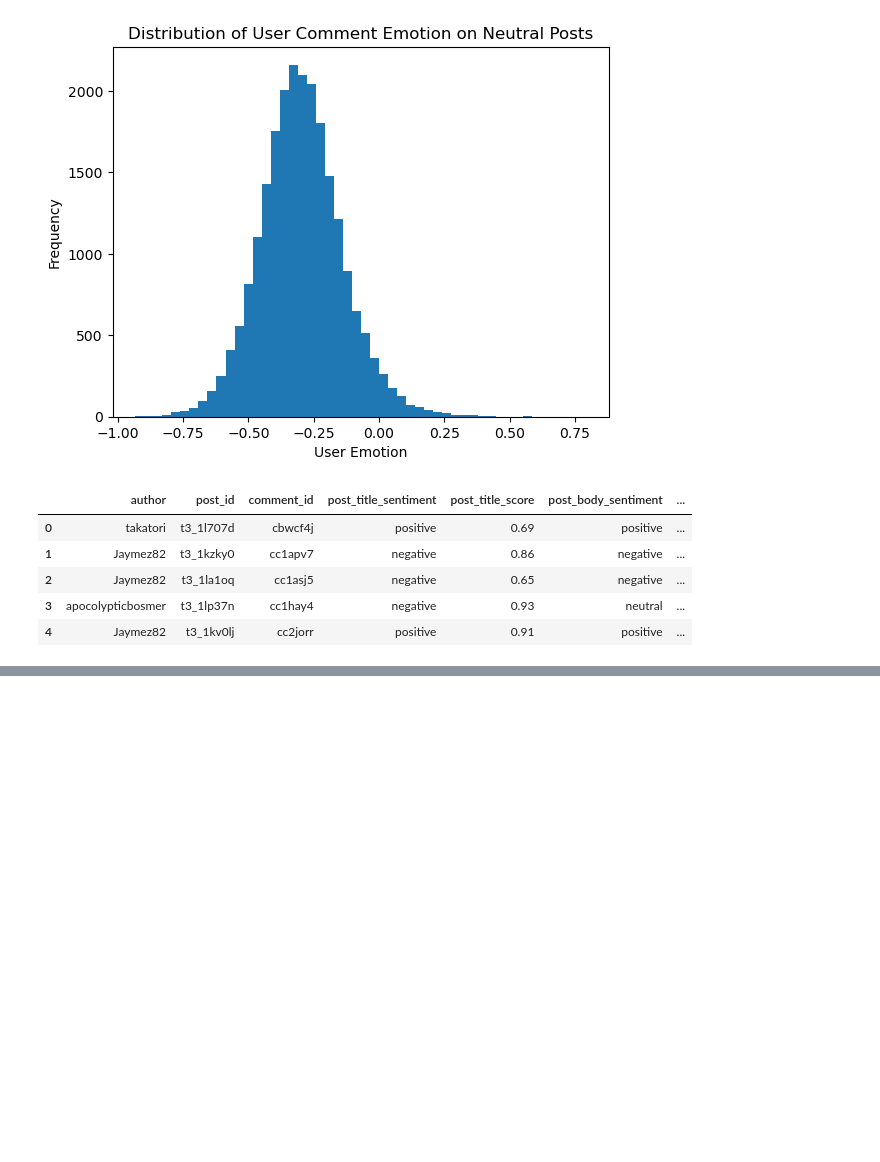
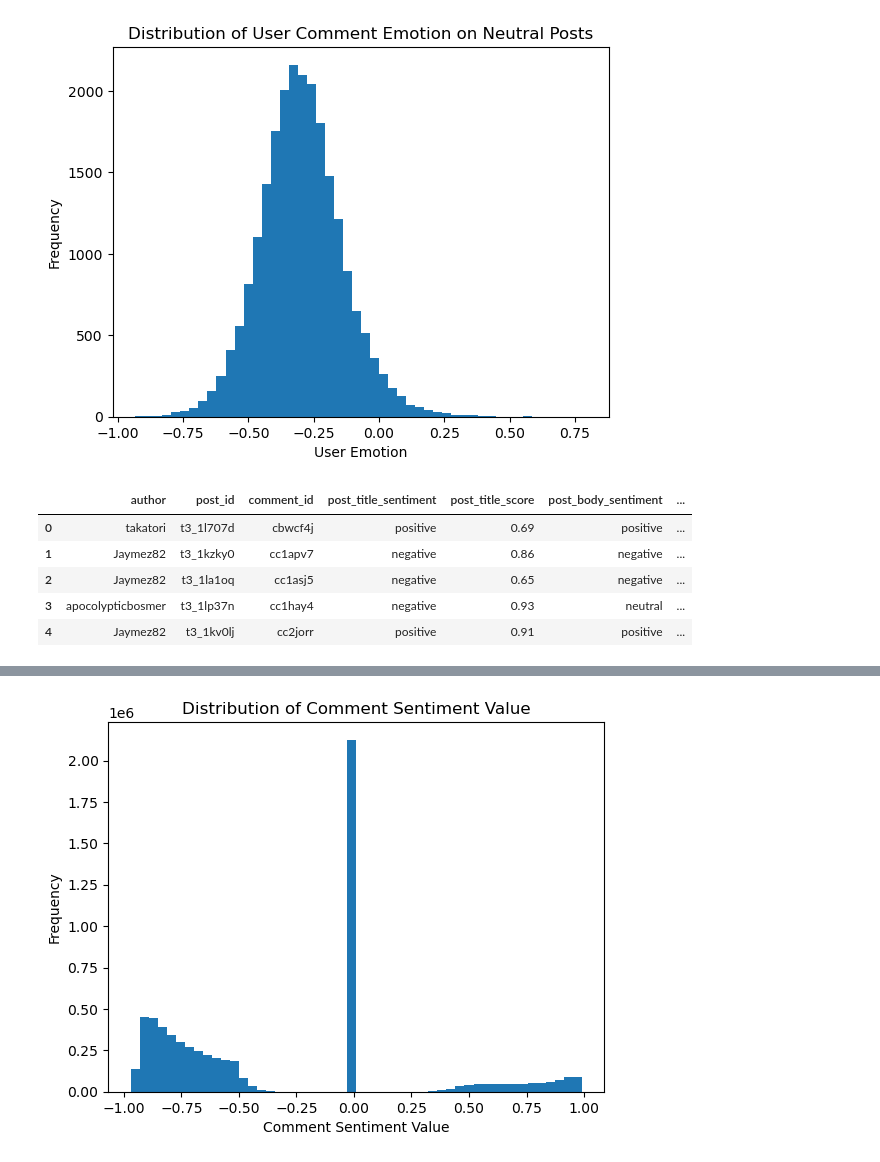
Before and after one commit to nmrenyi/subreddits24, a Jupyter notebook: regression/regression.ipynb, the cells around one changed output, grey strips where cells are left out. Drawn from its saved outputs; the diff is of its cells as text; code cells hidden in the pictures; blank space fills up the shorter version.

```diff
--- a/regression/regression.ipynb
+++ b/regression/regression.ipynb
@@ -165,0 +148,9 @@ regression_df.head()
+# %%
+# histogram the regression_df['comment']
+plt.hist(regression_df['comment'], bins=50)
+plt.xlabel('Comment Sentiment Value')
+plt.ylabel('Frequency')
+plt.title('Distribution of Comment Sentiment Value')
+plt.show()
+# %% [output]
+[figure, added]
```
Also changed, not shown: parts of 40 cells of this notebook.
